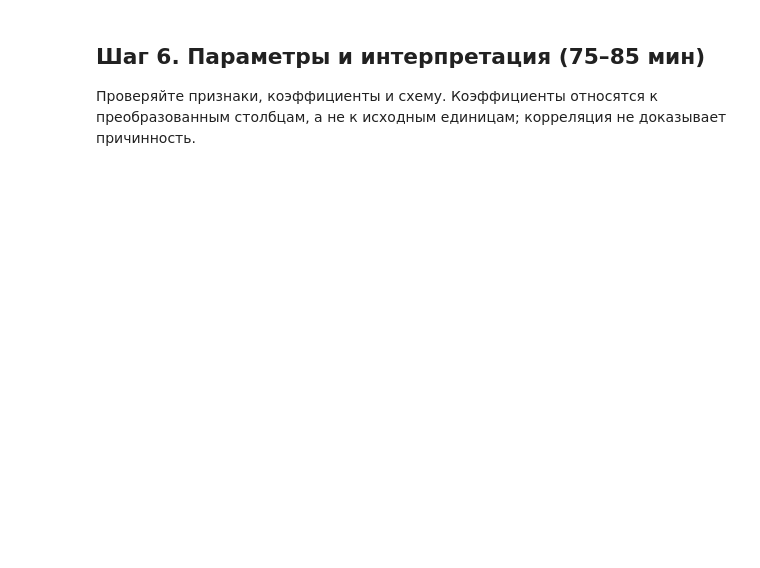
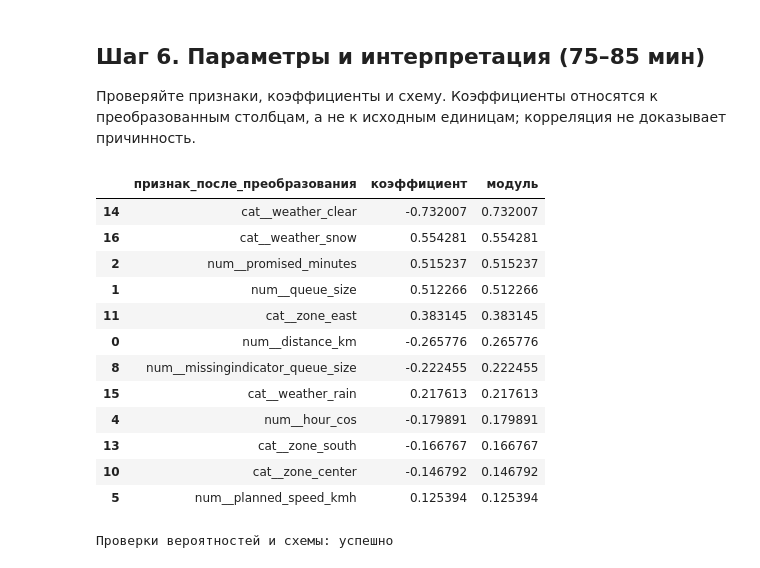
Before and after one commit to Vladislav-Evg-Sid/utmn-master-degree, a Jupyter notebook: tii/lb9/09_student.ipynb, the cells around one changed output. Drawn from its saved outputs; the diff is of its cells as text; code cells hidden in the pictures; blank space fills up the shorter version.

```diff
--- a/tii/lb9/09_student.ipynb
+++ b/tii/lb9/09_student.ipynb
@@ -197,17 +260,60 @@ ax.grid(alpha=.25); plt.tight_layout(); plt.show()
 # %%
 feature_names = model.named_steps['prep'].get_feature_names_out()
 coefs = model.named_steps['clf'].coef_.ravel()
 coef_table = pd.DataFrame({'признак_после_преобразования':feature_names,
                            'коэффициент':coefs})
 coef_table['модуль'] = coef_table['коэффициент'].abs()
 coef_table = coef_table.sort_values('модуль',ascending=False)
 display(coef_table.head(12))
 coef_table.to_csv('09_coefficients.csv',index=False)
 assert np.isfinite(val_prob).all() and (val_prob>=0).all() and (val_prob<=1).all()
 assert len(val_prob)==len(yval)
 assert 'actual_minutes' not in INPUT and 'late' not in INPUT
 # Тестовая часть сознательно не затрагивается до занятия № 10.
 print('Проверки вероятностей и схемы: успешно')
+
+
+import joblib
+import json
+prep = model.named_steps['prep']
+num = prep.named_transformers_['num']
+fill = num.named_steps['fill']; scale = num.named_steps['scale']
+np.testing.assert_allclose(fill.statistics_, F_train[NUM].median())
+np.testing.assert_allclose(scale.mean_, fill.transform(F_train[NUM]).mean(axis=0))
+assert len(feature_names) == len(set(feature_names))
+assert model.named_steps['clf'].n_iter_.max() < 3000
+np.testing.assert_allclose(baseline[:-1].transform(Xval), model[:-1].transform(Xval))
+before = joblib.hash(model)
+assert model[:-1].transform(Xval).shape == (len(val), len(feature_names))
+assert np.isfinite(model[:-1].transform(Xval)).all()
+assert before == joblib.hash(model)
+pd.DataFrame({'feature': fill.get_feature_names_out(NUM),
+    'median': list(fill.statistics_) + [np.nan]*(len(scale.mean_)-len(NUM)),
+    'mean': scale.mean_, 'scale': scale.scale_}).to_csv('09_train_parameters.csv', index=False)
+joblib.dump(model, '09_model.joblib')
+np.testing.assert_allclose(joblib.load('09_model.joblib').predict_proba(Xval)[:,1], val_prob)
+summary = {'demo_intercept': float(linear.intercept_), 'demo_slope': float(linear.coef_[0]),
+           'mse': float(mse), 'rmse': float(rmse), 'manual_error': manual_error,
+           'manual_squared_error': manual_error**2, 'intercept': float(model.named_steps['clf'].intercept_[0]),
+           'n_features': len(feature_names), 'source_sha256': source_hash,
+           'train_n': len(train), 'val_n': len(val), 'test_n': len(test), 'test_evaluated': False}
+Path('09_summary.json').write_text(json.dumps(summary, ensure_ascii=False, indent=2), encoding='utf-8')
+assert hashlib.sha256(PATH.read_bytes()).hexdigest() == source_hash
+# %% [output]
+|  | признак_после_преобразования | коэффициент | модуль |
+| 14 | cat__weather_clear | -0.732007 | 0.732007 |
+| 16 | cat__weather_snow | 0.554281 | 0.554281 |
+| 2 | num__promised_minutes | 0.515237 | 0.515237 |
+| 1 | num__queue_size | 0.512266 | 0.512266 |
+| 11 | cat__zone_east | 0.383145 | 0.383145 |
+| 0 | num__distance_km | -0.265776 | 0.265776 |
+| 8 | num__missingindicator_queue_size | -0.222455 | 0.222455 |
+| 15 | cat__weather_rain | 0.217613 | 0.217613 |
+| 4 | num__hour_cos | -0.179891 | 0.179891 |
+| 13 | cat__zone_south | -0.166767 | 0.166767 |
+| 10 | cat__zone_center | -0.146792 | 0.146792 |
+| 5 | num__planned_speed_kmh | 0.125394 | 0.125394 |
+Проверки вероятностей и схемы: успешно
 # %% [markdown]
 ## Шаг 7. Рефлексия и сдача (85–90 мин)
 1. Почему DummyClassifier нужен даже тогда, когда есть LogisticRegression?
```
Also changed, not shown: parts of 8 cells of this notebook, 19 other files.
